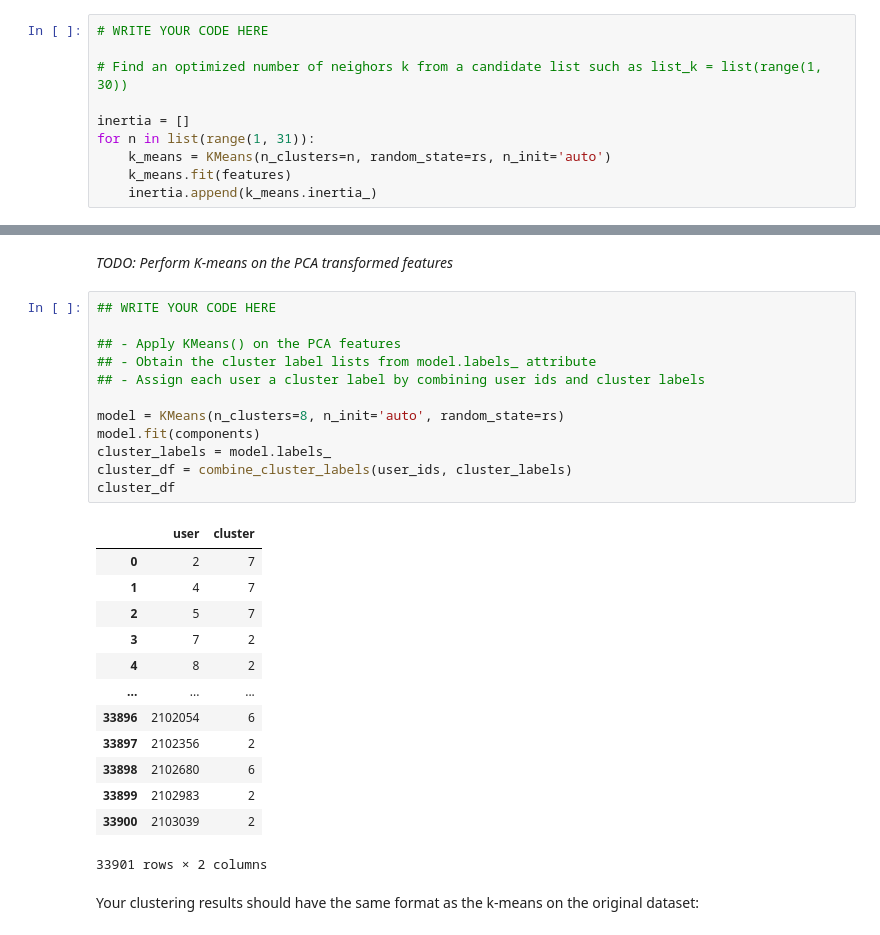
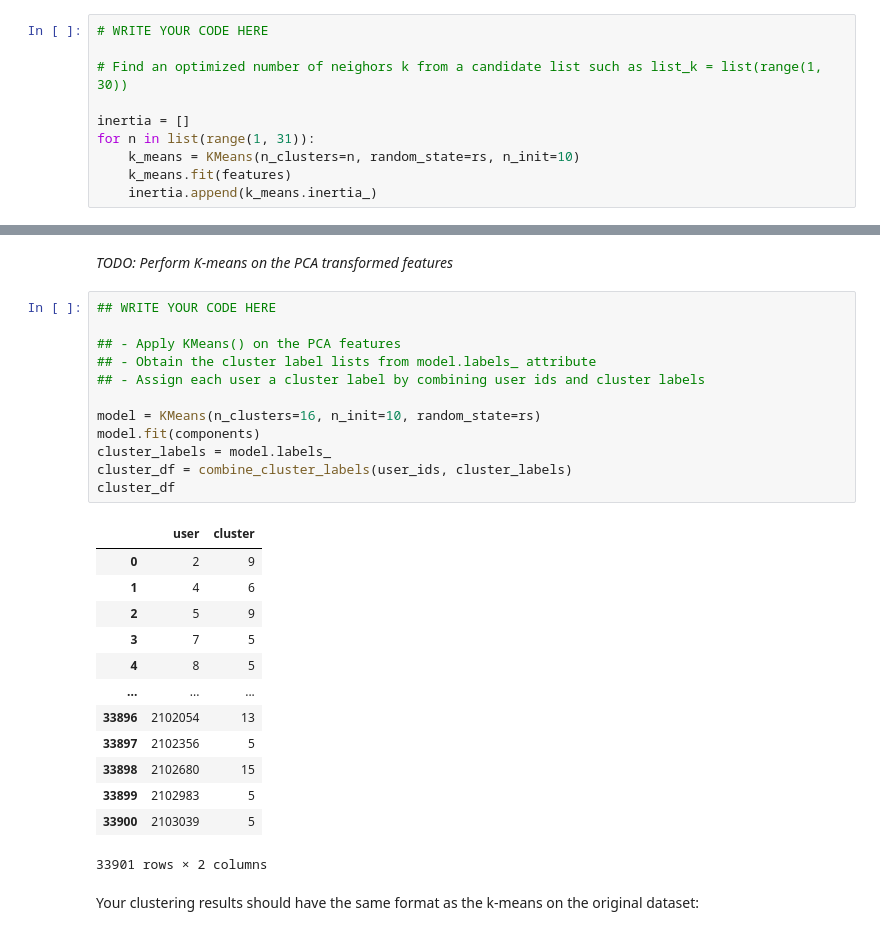
Before and after one commit to ToNguyenNgocNguyen/IBM_Machine_Learning_Professional_Certificate, a Jupyter notebook: 6_Machine_Learning_Capstone/Week_3/lab3_jupyter_content_clustering.ipynb, the cells around one changed output, grey strips where cells are left out. Cells and saved outputs as stored; diff of their text form.

```diff
--- a/6_Machine_Learning_Capstone/Week_3/lab3_jupyter_content_clustering.ipynb
+++ b/6_Machine_Learning_Capstone/Week_3/lab3_jupyter_content_clustering.ipynb
@@ -199,7 +199,7 @@ _TODO: grid search the optimized n_cluster for KMeans() model_
 
 inertia = []
 for n in list(range(1, 31)):
-    k_means = KMeans(n_clusters=n, random_state=rs, n_init='auto')
+    k_means = KMeans(n_clusters=n, random_state=rs, n_init=10)
     k_means.fit(features)
     inertia.append(k_means.inertia_)
 # %%
@@ -407,28 +407,28 @@ _TODO: Perform K-means on the PCA transformed features_
 # %%
 ## WRITE YOUR CODE HERE
 
 ## - Apply KMeans() on the PCA features
 ## - Obtain the cluster label lists from model.labels_ attribute
 ## - Assign each user a cluster label by combining user ids and cluster labels
 
-model = KMeans(n_clusters=8, n_init='auto', random_state=rs)
+model = KMeans(n_clusters=16, n_init=10, random_state=rs)
 model.fit(components)
 cluster_labels = model.labels_
 cluster_df = combine_cluster_labels(user_ids, cluster_labels)
 cluster_df
 # %% [output]
 |  | user | cluster |
-| 0 | 2 | 7 |
-| 1 | 4 | 7 |
-| 2 | 5 | 7 |
-| 3 | 7 | 2 |
-| 4 | 8 | 2 |
+| 0 | 2 | 9 |
+| 1 | 4 | 6 |
+| 2 | 5 | 9 |
+| 3 | 7 | 5 |
+| 4 | 8 | 5 |
 | ... | ... | ... |
-| 33896 | 2102054 | 6 |
-| 33897 | 2102356 | 2 |
-| 33898 | 2102680 | 6 |
-| 33899 | 2102983 | 2 |
-| 33900 | 2103039 | 2 |
+| 33896 | 2102054 | 13 |
+| 33897 | 2102356 | 5 |
+| 33898 | 2102680 | 15 |
+| 33899 | 2102983 | 5 |
+| 33900 | 2103039 | 5 |
 33901 rows × 2 columns
 # %% [markdown]
 Your clustering results should have the same format as the k-means on the original dataset:
```
Also changed, not shown: parts of 8 cells of this notebook, 2 other files.
